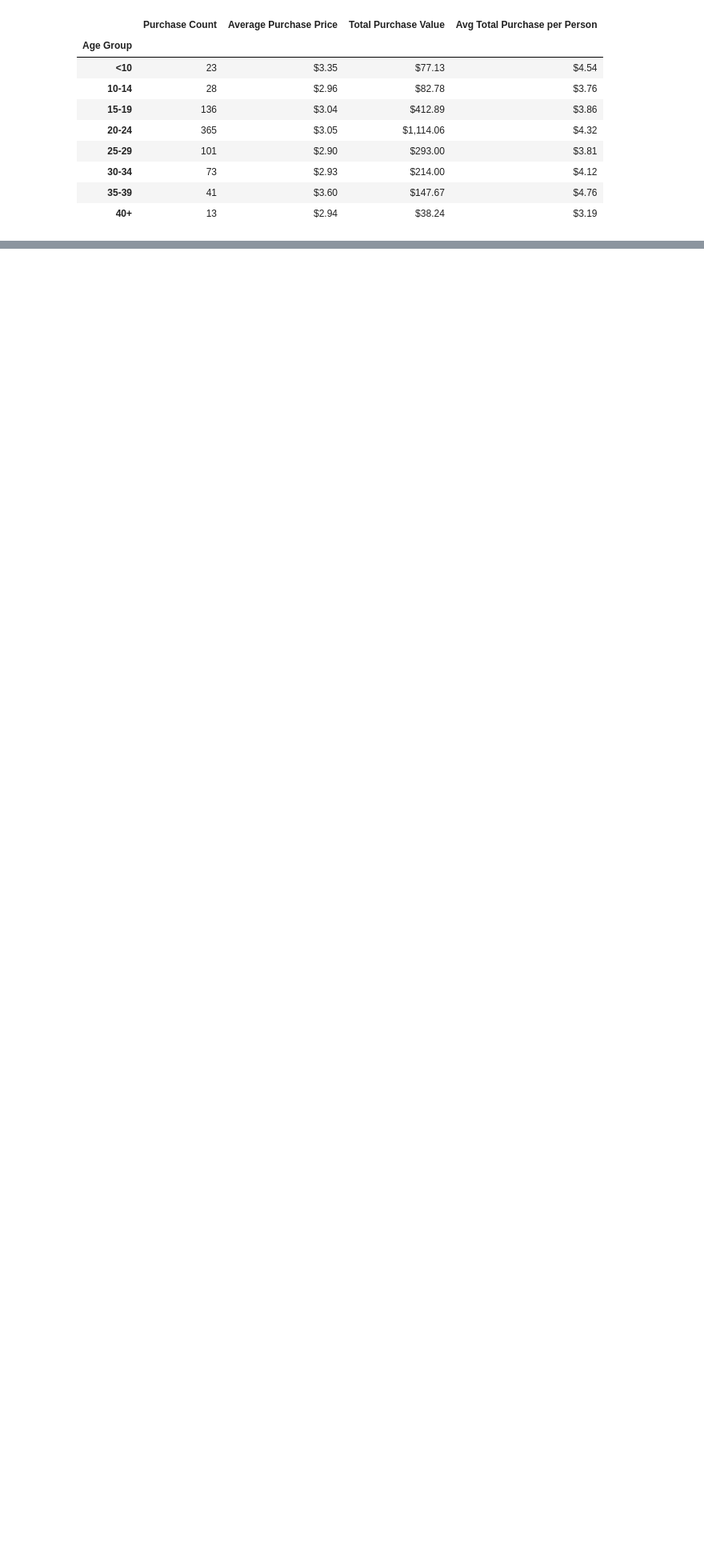
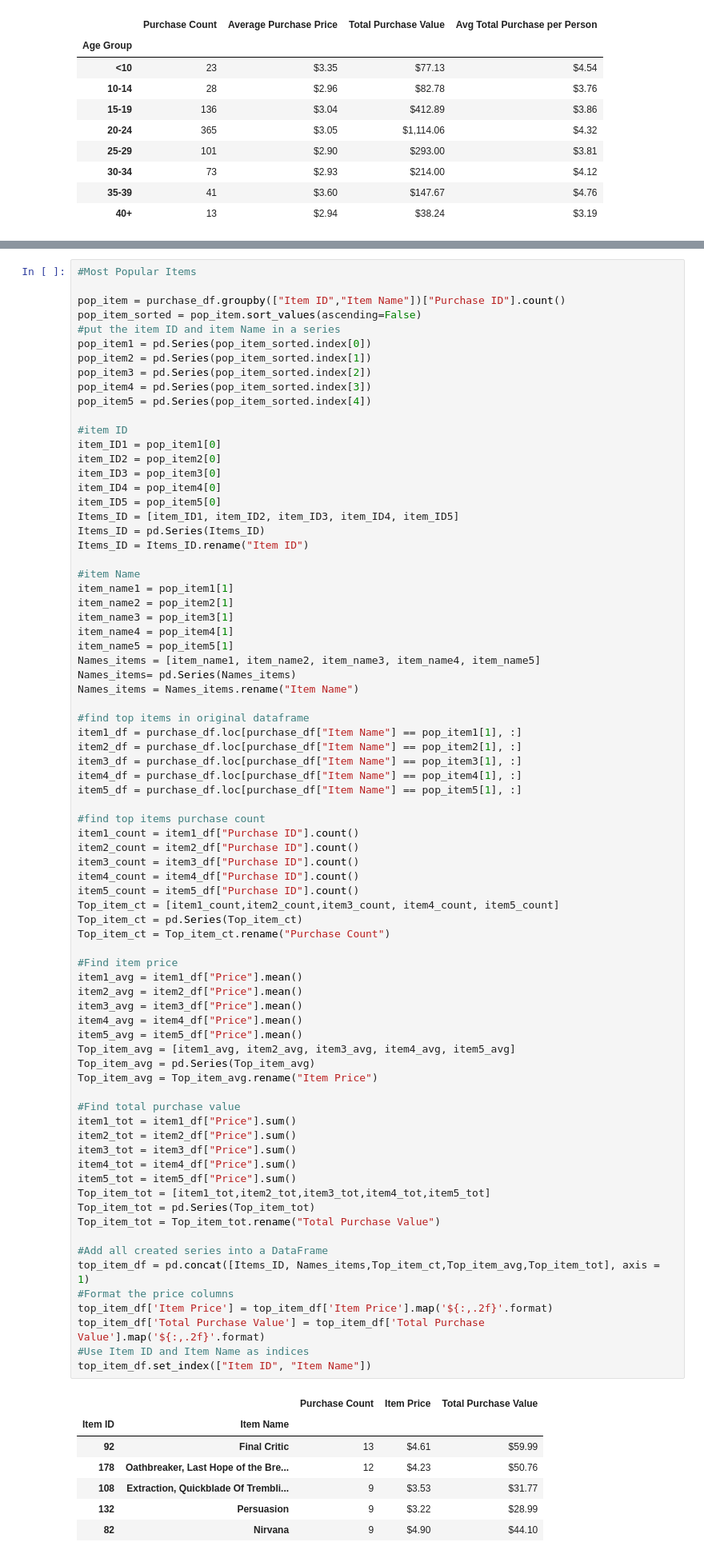
Before and after one commit to apizzo1/pandas-challenge, a Jupyter notebook: HeroesOfPymoli/HeroesOfPymoli.ipynb, the cells around one changed output, grey strips where cells are left out. Shown: that part at 80% size. Cells and saved outputs as stored; diff of their text form; blank space fills up the shorter version.

```diff
--- a/HeroesOfPymoli/HeroesOfPymoli.ipynb
+++ b/HeroesOfPymoli/HeroesOfPymoli.ipynb
@@ -150,0 +197,84 @@ test.sort_values("Price", ascending = False)
+# %%
+#Most Popular Items
+
+pop_item = purchase_df.groupby(["Item ID","Item Name"])["Purchase ID"].count()
+pop_item_sorted = pop_item.sort_values(ascending=False)
+#put the item ID and item Name in a series
+pop_item1 = pd.Series(pop_item_sorted.index[0])
+pop_item2 = pd.Series(pop_item_sorted.index[1])
+pop_item3 = pd.Series(pop_item_sorted.index[2])
+pop_item4 = pd.Series(pop_item_sorted.index[3])
+pop_item5 = pd.Series(pop_item_sorted.index[4])
+
+#item ID
+item_ID1 = pop_item1[0]
+item_ID2 = pop_item2[0]
+item_ID3 = pop_item3[0]
+item_ID4 = pop_item4[0]
+item_ID5 = pop_item5[0]
+Items_ID = [item_ID1, item_ID2, item_ID3, item_ID4, item_ID5]
+Items_ID = pd.Series(Items_ID)
+Items_ID = Items_ID.rename("Item ID")
+
+#item Name
+item_name1 = pop_item1[1]
+item_name2 = pop_item2[1]
+item_name3 = pop_item3[1]
+item_name4 = pop_item4[1]
+item_name5 = pop_item5[1]
+Names_items = [item_name1, item_name2, item_name3, item_name4, item_name5]
+Names_items= pd.Series(Names_items)
+Names_items = Names_items.rename("Item Name")
+
+#find top items in original dataframe
+item1_df = purchase_df.loc[purchase_df["Item Name"] == pop_item1[1], :]
+item2_df = purchase_df.loc[purchase_df["Item Name"] == pop_item2[1], :]
+item3_df = purchase_df.loc[purchase_df["Item Name"] == pop_item3[1], :]
+item4_df = purchase_df.loc[purchase_df["Item Name"] == pop_item4[1], :]
+item5_df = purchase_df.loc[purchase_df["Item Name"] == pop_item5[1], :]
+
+#find top items purchase count
+item1_count = item1_df["Purchase ID"].count()
+item2_count = item2_df["Purchase ID"].count()
+item3_count = item3_df["Purchase ID"].count()
+item4_count = item4_df["Purchase ID"].count()
+item5_count = item5_df["Purchase ID"].count()
+Top_item_ct = [item1_count,item2_count,item3_count, item4_count, item5_count]
+Top_item_ct = pd.Series(Top_item_ct)
+Top_item_ct = Top_item_ct.rename("Purchase Count")
+
+#Find item price
+item1_avg = item1_df["Price"].mean()
+item2_avg = item2_df["Price"].mean()
+item3_avg = item3_df["Price"].mean()
+item4_avg = item4_df["Price"].mean()
+item5_avg = item5_df["Price"].mean()
+Top_item_avg = [item1_avg, item2_avg, item3_avg, item4_avg, item5_avg]
+Top_item_avg = pd.Series(Top_item_avg)
+Top_item_avg = Top_item_avg.rename("Item Price")
+
+#Find total purchase value
+item1_tot = item1_df["Price"].sum()
+item2_tot = item2_df["Price"].sum()
+item3_tot = item3_df["Price"].sum()
+item4_tot = item4_df["Price"].sum()
+item5_tot = item5_df["Price"].sum()
+Top_item_tot = [item1_tot,item2_tot,item3_tot,item4_tot,item5_tot]
+Top_item_tot = pd.Series(Top_item_tot)
+Top_item_tot = Top_item_tot.rename("Total Purchase Value")
+
+#Add all created series into a DataFrame
+top_item_df = pd.concat([Items_ID, Names_items,Top_item_ct,Top_item_avg,Top_item_tot], axis = 1)
+#Format the price columns
+top_item_df['Item Price'] = top_item_df['Item Price'].map('${:,.2f}'.format)
+top_item_df['Total Purchase Value'] = top_item_df['Total Purchase Value'].map('${:,.2f}'.format)
+#Use Item ID and Item Name as indices
+top_item_df.set_index(["Item ID", "Item Name"])
+# %% [output]
+|  |  | Purchase Count | Item Price | Total Purchase Value |
+| Item ID | Item Name |  |  |  |
+| 92 | Final Critic | 13 | $4.61 | $59.99 |
+| 178 | Oathbreaker, Last Hope of the Bre... | 12 | $4.23 | $50.76 |
+| 108 | Extraction, Quickblade Of Trembli... | 9 | $3.53 | $31.77 |
+| 132 | Persuasion | 9 | $3.22 | $28.99 |
+| 82 | Nirvana | 9 | $4.90 | $44.10 |
```
Also changed, not shown: parts of 5 cells of this notebook.
